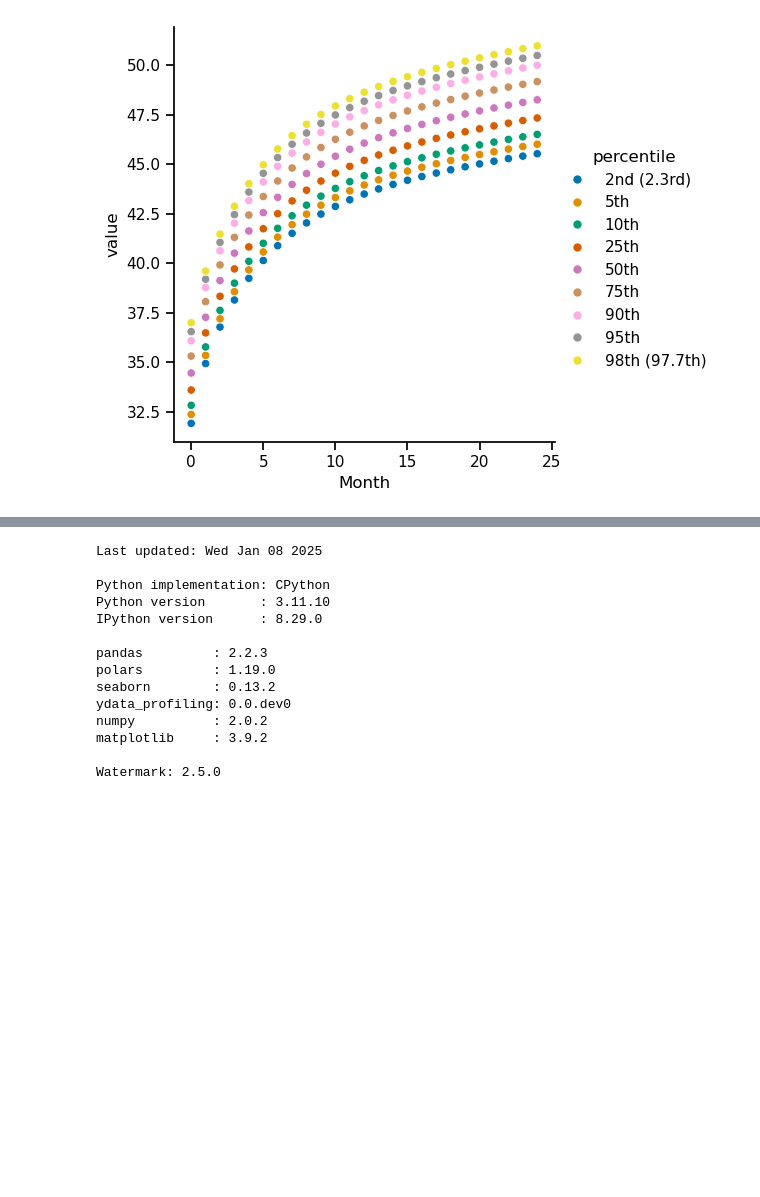
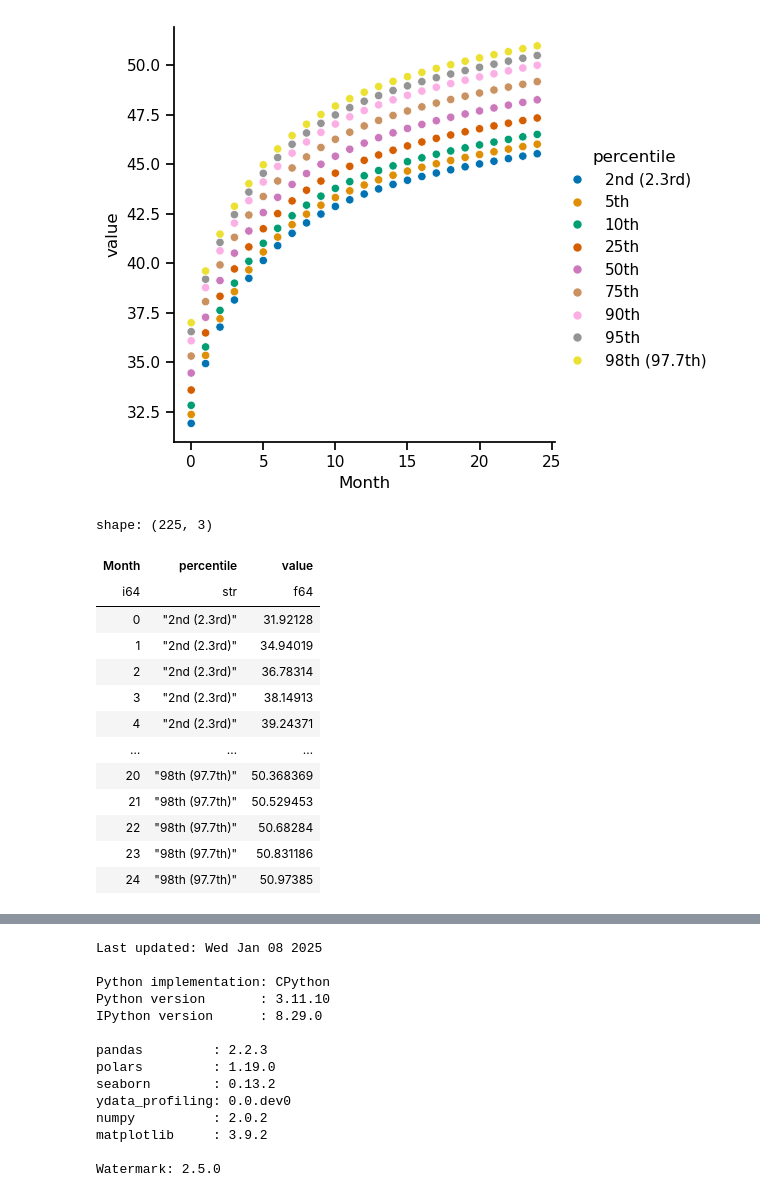
Before and after one commit to benslack19/data-science-base-repo, a Jupyter notebook: project/nb_template.ipynb, the cells around one changed output, grey strips where cells are left out. Cells and saved outputs as stored; diff of their text form; code cells hidden in the pictures; blank space fills up the shorter version.

```diff
--- a/project/nb_template.ipynb
+++ b/project/nb_template.ipynb
@@ -218,3 +221,20 @@ sns.relplot(data=data_df_m, x="Month", y="value", hue="percentile")
 # %% [output]
 <seaborn.axisgrid.FacetGrid at 0x...>
 [figure]
+# %%
+data_df_m
+# %% [output]
+shape: (225, 3)
+| Month | percentile | value |
+| i64 | str | f64 |
+| 0 | "2nd (2.3rd)" | 31.92128 |
+| 1 | "2nd (2.3rd)" | 34.94019 |
+| 2 | "2nd (2.3rd)" | 36.78314 |
+| 3 | "2nd (2.3rd)" | 38.14913 |
+| 4 | "2nd (2.3rd)" | 39.24371 |
+| … | … | … |
+| 20 | "98th (97.7th)" | 50.368369 |
+| 21 | "98th (97.7th)" | 50.529453 |
+| 22 | "98th (97.7th)" | 50.68284 |
+| 23 | "98th (97.7th)" | 50.831186 |
+| 24 | "98th (97.7th)" | 50.97385 |
```
Also changed, not shown: parts of 12 cells of this notebook.
